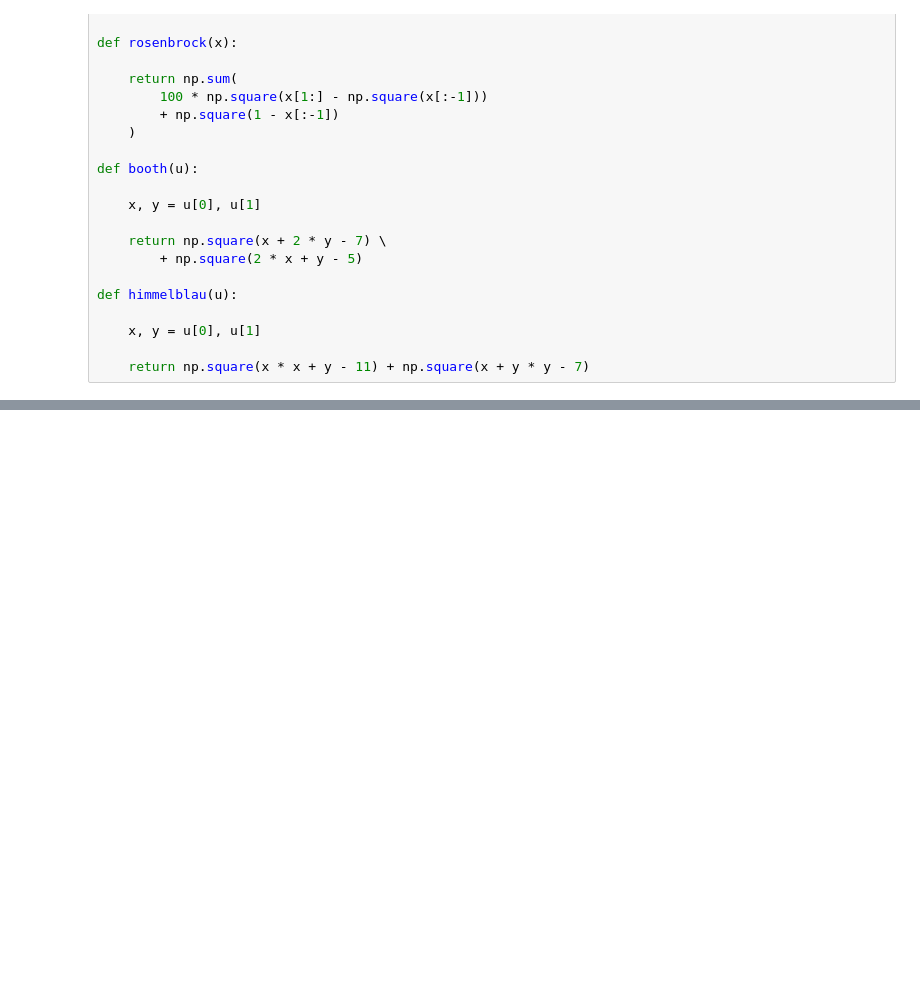
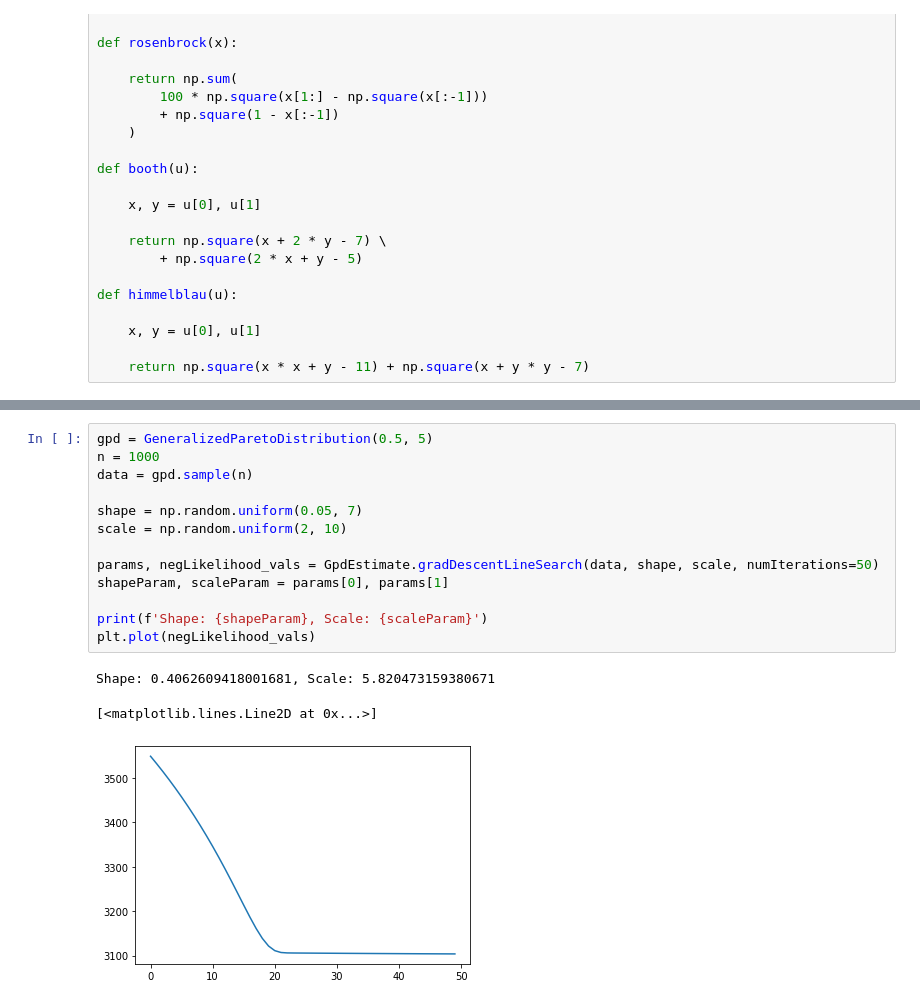
Before and after one commit to tymefighter/Forecast, a Jupyter notebook: notebooks/optimization.ipynb, the cells around one changed output, grey strips where cells are left out. Drawn from its saved outputs; the diff is of its cells as text; blank space fills up the shorter version.

```diff
--- a/notebooks/optimization.ipynb
+++ b/notebooks/optimization.ipynb
@@ -182,0 +215,17 @@ Cost: 0.0
+# %%
+gpd = GeneralizedParetoDistribution(0.5, 5)
+n = 1000
+data = gpd.sample(n)
+
+shape = np.random.uniform(0.05, 7)
+scale = np.random.uniform(2, 10)
+
+params, negLikelihood_vals = GpdEstimate.gradDescentLineSearch(data, shape, scale, numIterations=50)
+shapeParam, scaleParam = params[0], params[1]
+
+print(f'Shape: {shapeParam}, Scale: {scaleParam}')
+plt.plot(negLikelihood_vals)
+# %% [output]
+Shape: 0.4062609418001681, Scale: 5.820473159380671
+[<matplotlib.lines.Line2D at 0x...>]
+[figure, added]
```
Also changed, not shown: parts of 11 cells of this notebook, 2 other files.
